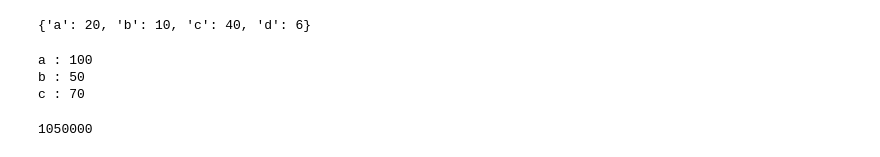
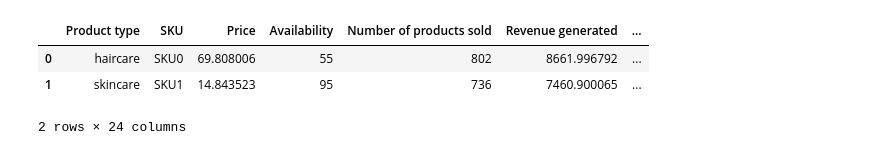
Before and after one commit to krishkumawat0416-debug/PYTHON, a Jupyter notebook: Untitled7.ipynb, the cells around one changed output. Cells and saved outputs as stored; diff of their text form; code cells hidden in the pictures.

```diff
--- a/Untitled7.ipynb
+++ b/Untitled7.ipynb
@@ -992,26 +0,0 @@ print(count)
-# %%
-data = {'a': 10, 'b': 5, 'c': 20, 'd': 3}
-dict1 = {}
-
-for k, v in data.items():
-    dict1[k] = v * 2
-print(dict1)
-# %% [output]
-{'a': 20, 'b': 10, 'c': 40, 'd': 6}
-# %%
-data = {'a': 100, 'b': 50, 'c': 70, 'd': 3}
-for k, v in data.items():
-   if v >= 50:
-      print(k, ":", v)
-# %% [output]
-a : 100
-b : 50
-c : 70
-# %%
-data = {'a': 100, 'b': 50, 'c': 70, 'd': 3}
-result = 1
-for k, v in data.items():
-   result *= v
-print(result)
-# %% [output]
-1050000
@@ -1017,0 +4,9 @@ print(result)
+# %%
+df = pd.read_csv(r"C:\Users\pc\Downloads\supply_chain - supply_chain.csv")
+# %%
+df.head(2)
+# %% [output]
+|  | Product type | SKU | Price | Availability | Number of products sold | Revenue generated | ... |
+| 0 | haircare | SKU0 | 69.808006 | 55 | 802 | 8661.996792 | ... |
+| 1 | skincare | SKU1 | 14.843523 | 95 | 736 | 7460.900065 | ... |
+2 rows × 24 columns
```
Also changed, not shown: parts of 101 cells of this notebook.
